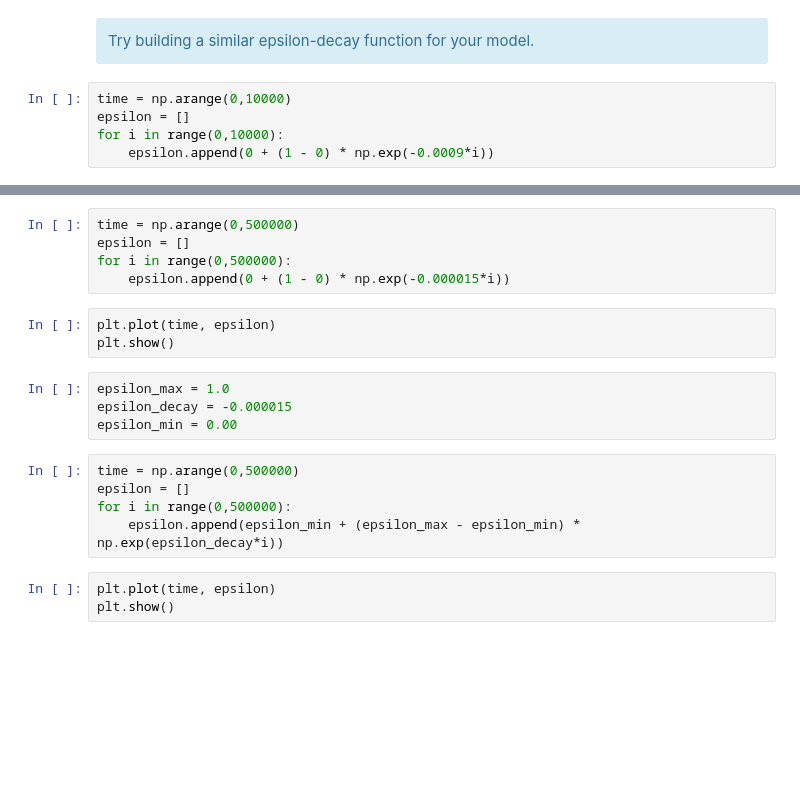
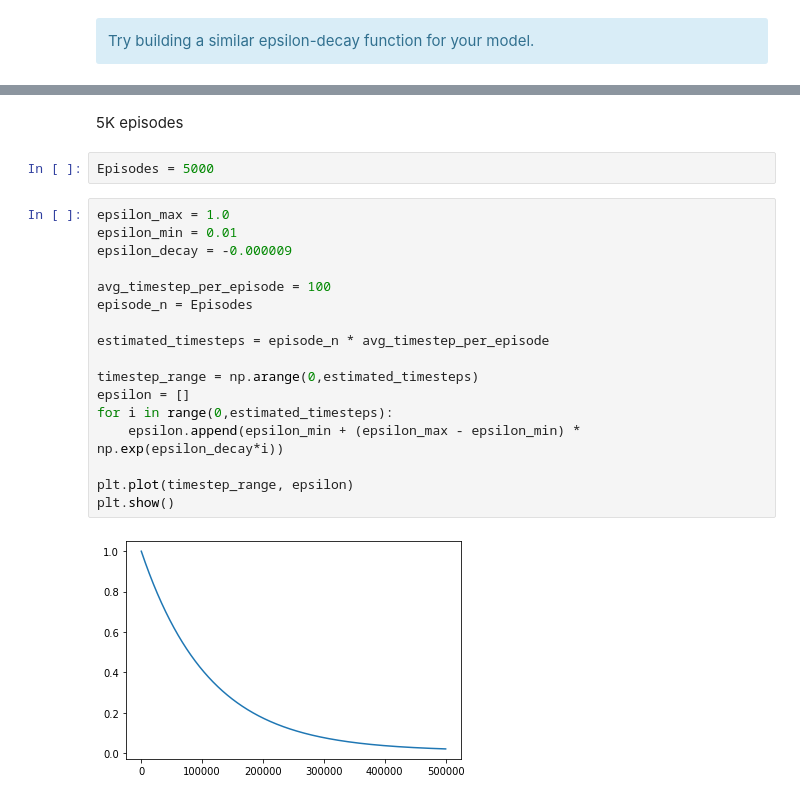
Before and after one commit to raditz2488/RL-CabDriver, a Jupyter notebook: DQN_Agent_Arch1.ipynb, the cells around one changed output, grey strips where cells are left out. Drawn from its saved outputs; the diff is of its cells as text; blank space fills up the shorter version.

```diff
--- a/DQN_Agent_Arch1.ipynb
+++ b/DQN_Agent_Arch1.ipynb
@@ -246,8 +99,3 @@ Current state:(2, 22.0, 5), action: (0, 0), reward:-5, next_state:(2, 23.0, 6),
 <div class="alert alert-block alert-info">
 Try building a similar epsilon-decay function for your model.
 </div>
-# %%
-time = np.arange(0,10000)
-epsilon = []
-for i in range(0,10000):
-    epsilon.append(0 + (1 - 0) * np.exp(-0.0009*i))
@@ -257,20 +102,23 @@ plt.show()
-# %%
-time = np.arange(0,500000)
-epsilon = []
-for i in range(0,500000):
-    epsilon.append(0 + (1 - 0) * np.exp(-0.000015*i))
-# %%
-plt.plot(time, epsilon)
-plt.show()
-# %%
-epsilon_max = 1.0
-epsilon_decay = -0.000015
-epsilon_min = 0.00
+# %% [markdown]
+5K episodes
+# %%
+Episodes = 5000
 # %%
-time = np.arange(0,500000)
+epsilon_max = 1.0
+epsilon_min = 0.01
+epsilon_decay = -0.000009
+
+avg_timestep_per_episode = 100
+episode_n = Episodes
+
+estimated_timesteps = episode_n * avg_timestep_per_episode
+
+timestep_range = np.arange(0,estimated_timesteps)
 epsilon = []
-for i in range(0,500000):
+for i in range(0,estimated_timesteps):
     epsilon.append(epsilon_min + (epsilon_max - epsilon_min) * np.exp(epsilon_decay*i))
+
+plt.plot(timestep_range, epsilon)
+plt.show()
+# %% [output]
+[figure, added]
-# %%
-plt.plot(time, epsilon)
-plt.show()
```
Also changed, not shown: parts of 27 cells of this notebook, 4 other files.
